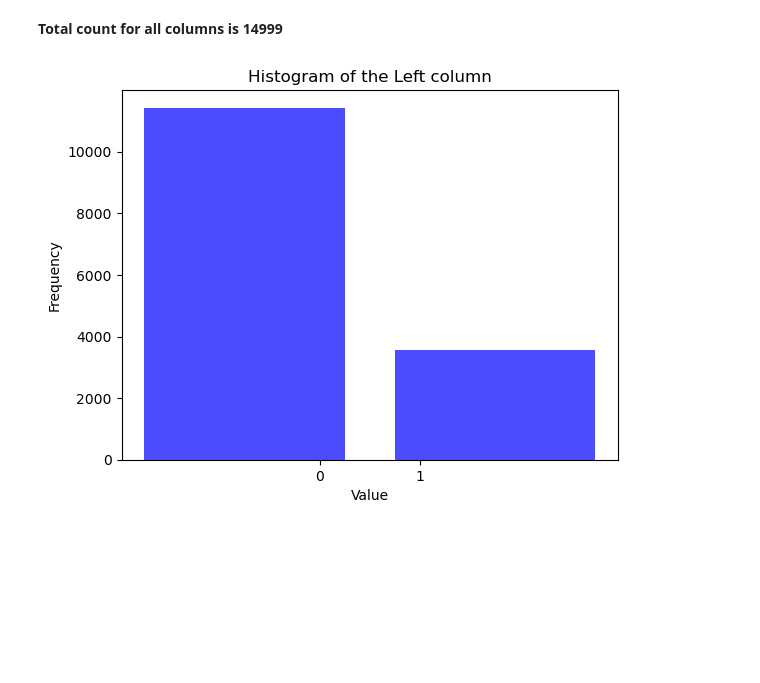
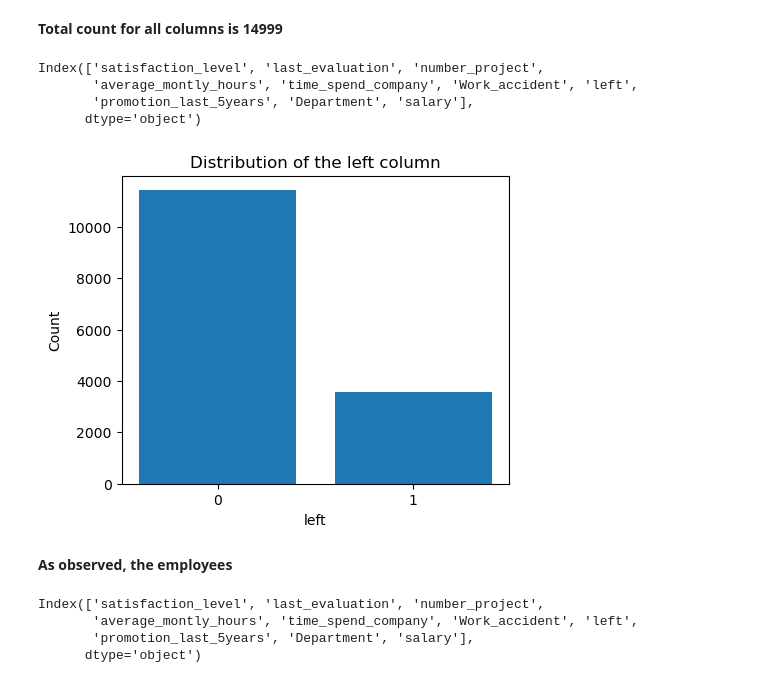
Before and after one commit to Emilly-Njue/HR-ANALYTICS, a Jupyter notebook: hr_analytics.ipynb, the cells around one changed output. Saved outputs shown, nothing was run; the diff lists cells and outputs as text; code cells hidden in the pictures; blank space fills up the shorter version.

```diff
--- a/hr_analytics.ipynb
+++ b/hr_analytics.ipynb
@@ -84,19 +84,40 @@ hr.describe()
 | max | 1.000000 | 1.000000 | 7.000000 | 310.000000 | 10.000000 | ... |
 # %% [markdown]
 **Total count for all columns is 14999**
-# %%
-# histogram
-plt.hist(hr['left'], bins=[-2.0, 0.5, 3.0], rwidth=0.8, align='mid', color='blue', alpha=0.7)
-
-# Customize the plot
-plt.title('Histogram of the Left column')
-plt.xlabel('Value')
-plt.ylabel('Frequency')
-
-# Set the x-axis ticks to be 0 and 1
-plt.xticks([0, 1])
-
-# Show the plot
-plt.show()
-# %% [output]
-[figure, removed]
+# %%
+hr.columns
+# %% [output]
+Index(['satisfaction_level', 'last_evaluation', 'number_project',
+       'average_montly_hours', 'time_spend_company', 'Work_accident', 'left',
+       'promotion_last_5years', 'Department', 'salary'],
+      dtype='object')
+# %%
+# histogram
+def histogram(column):
+
+    column_counts = hr[column].value_counts()
+
+    fig, (ax_bar) = plt.subplots(figsize=(5, 4))
+
+    # Bar chart
+    ax_bar.bar(column_counts.index, column_counts.values)
+    ax_bar.set_xlabel(column)
+    ax_bar.set_ylabel('Count')
+    ax_bar.set_xticks([0, 1])
+    ax_bar.set_title(f'Distribution of the {column} column')
+
+    # Show the plot
+    plt.show()
+# %%
+histogram('left')
+# %% [output]
+[figure, added]
+# %% [markdown]
+**As observed, the employees**
+# %%
+hr.columns
+# %% [output]
+Index(['satisfaction_level', 'last_evaluation', 'number_project',
+       'average_montly_hours', 'time_spend_company', 'Work_accident', 'left',
+       'promotion_last_5years', 'Department', 'salary'],
+      dtype='object')
```
Also changed, not shown: parts of 1 cell of this notebook.
